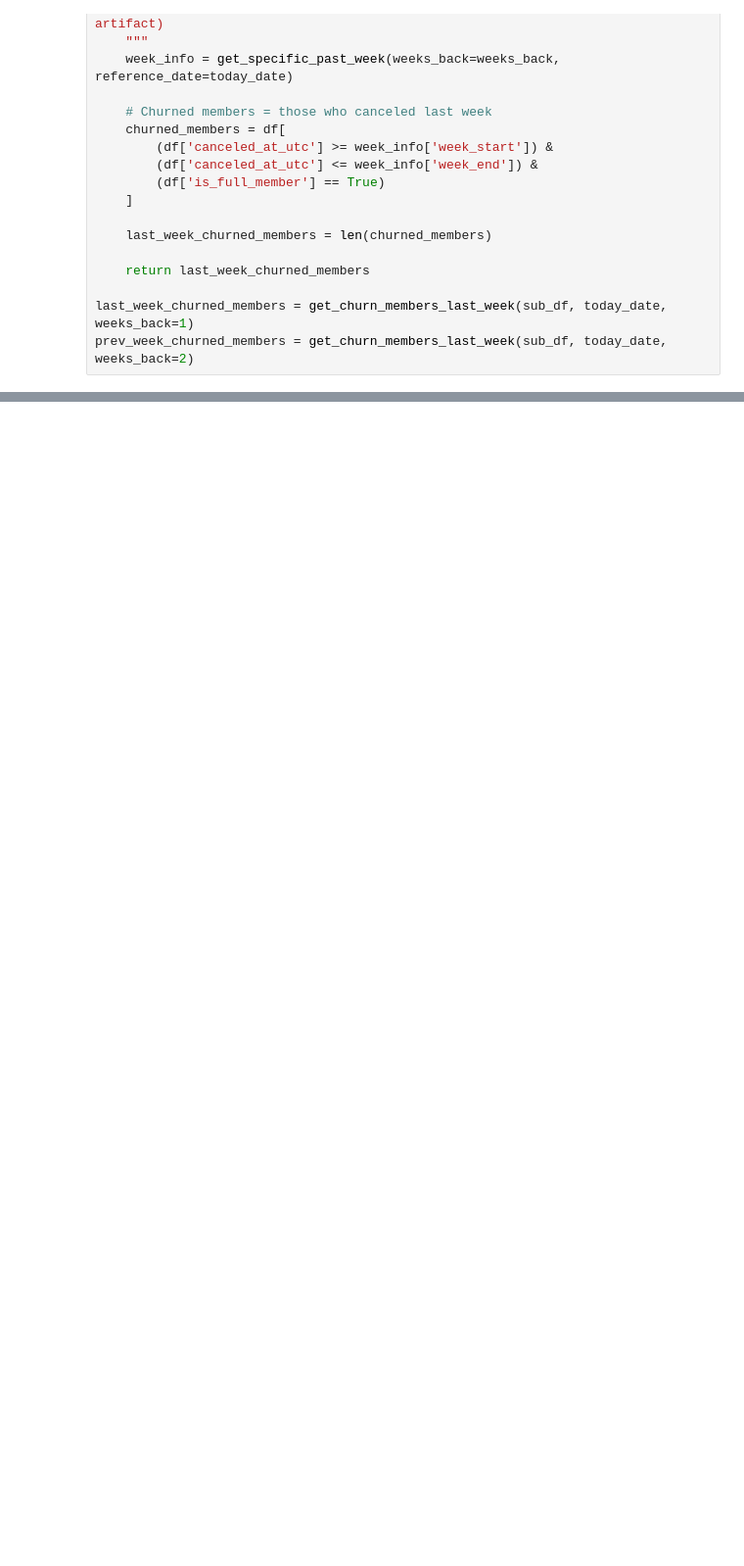
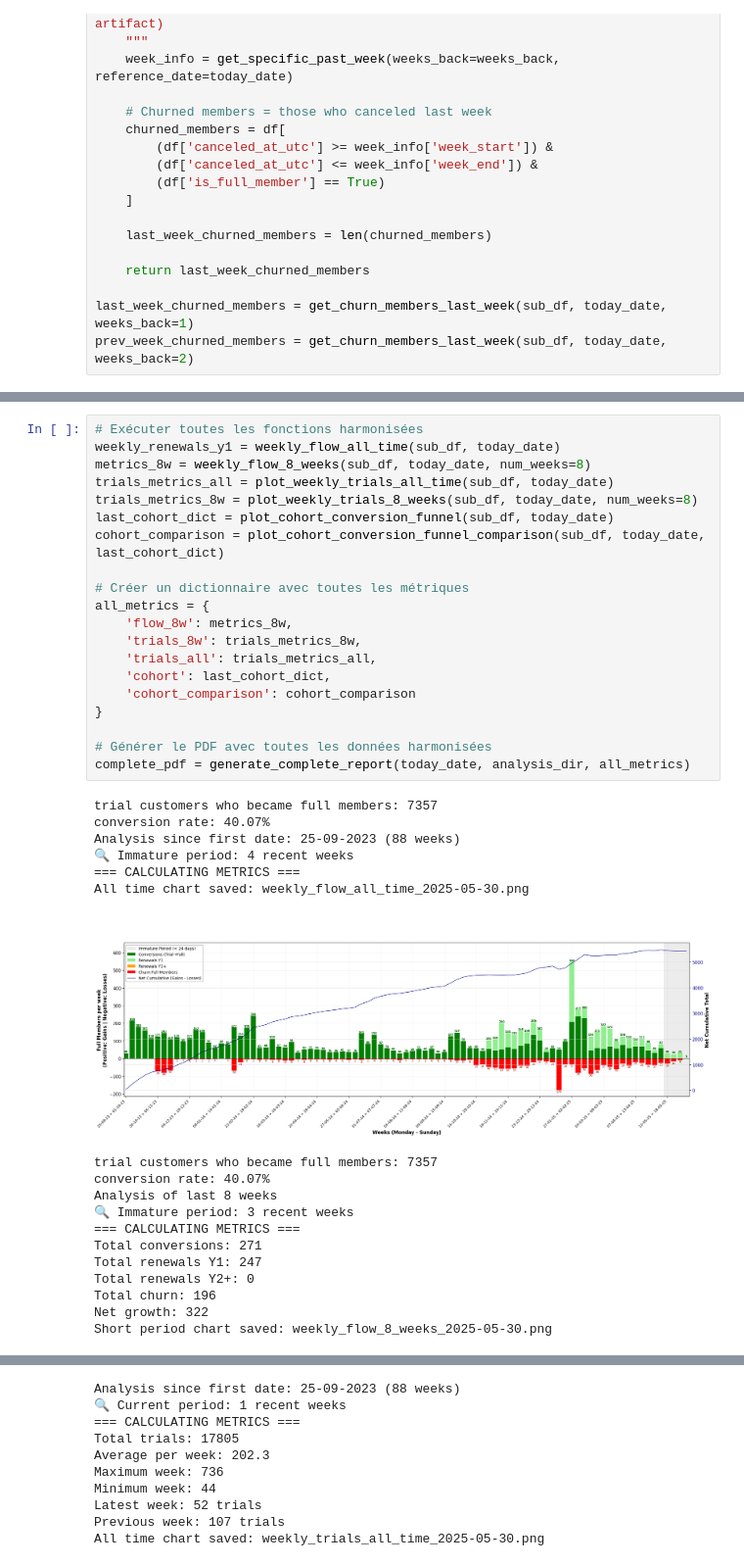
Before and after one commit to 75016paris/dishpatch-app, a Jupyter notebook: claude.ipynb, the cells around one changed output, grey strips where cells are left out. Shown at 98% size. Saved outputs shown, nothing was run; the diff lists cells and outputs as text; blank space fills up the shorter version.

```diff
--- a/claude.ipynb
+++ b/claude.ipynb
@@ -1285,0 +2430,39 @@ Freq: W-MON, Length: 88, dtype: int64
+# %%
+# Exécuter toutes les fonctions harmonisées
+weekly_renewals_y1 = weekly_flow_all_time(sub_df, today_date)
+metrics_8w = weekly_flow_8_weeks(sub_df, today_date, num_weeks=8)
+trials_metrics_all = plot_weekly_trials_all_time(sub_df, today_date)
+trials_metrics_8w = plot_weekly_trials_8_weeks(sub_df, today_date, num_weeks=8)
+last_cohort_dict = plot_cohort_conversion_funnel(sub_df, today_date)
+cohort_comparison = plot_cohort_conversion_funnel_comparison(sub_df, today_date, last_cohort_dict)
+
+# Créer un dictionnaire avec toutes les métriques
+all_metrics = {
+    'flow_8w': metrics_8w,
+    'trials_8w': trials_metrics_8w,
+    'trials_all': trials_metrics_all,
+    'cohort': last_cohort_dict,
+    'cohort_comparison': cohort_comparison
+}
+
+# Générer le PDF avec toutes les données harmonisées
+complete_pdf = generate_complete_report(today_date, analysis_dir, all_metrics)
+# %% [output]
+trial customers who became full members: 7357
+conversion rate: 40.07%
+Analysis since first date: 25-09-2023 (88 weeks)
+🔍 Immature period: 4 recent weeks
+=== CALCULATING METRICS ===
+All time chart saved: weekly_flow_all_time_2025-05-30.png
+[figure, added]
+trial customers who became full members: 7357
+conversion rate: 40.07%
+Analysis of last 8 weeks
+🔍 Immature period: 3 recent weeks
+=== CALCULATING METRICS ===
+Total conversions: 271
+Total renewals Y1: 247
+Total renewals Y2+: 0
+Total churn: 196
+Net growth: 322
+Short period chart saved: weekly_flow_8_weeks_2025-05-30.png
@@ -1285,0 +2470,10 @@ Freq: W-MON, Length: 88, dtype: int64
+Analysis since first date: 25-09-2023 (88 weeks)
+🔍 Current period: 1 recent weeks
+=== CALCULATING METRICS ===
+Total trials: 17805
+Average per week: 202.3
+Maximum week: 736
+Minimum week: 44
+Latest week: 52 trials
+Previous week: 107 trials
+All time chart saved: weekly_trials_all_time_2025-05-30.png
```
Also changed, not shown: parts of 13 cells of this notebook.
